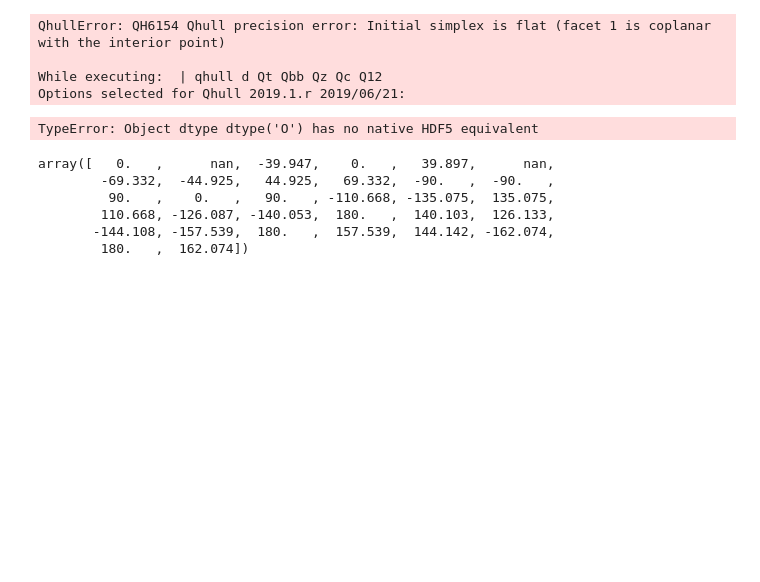
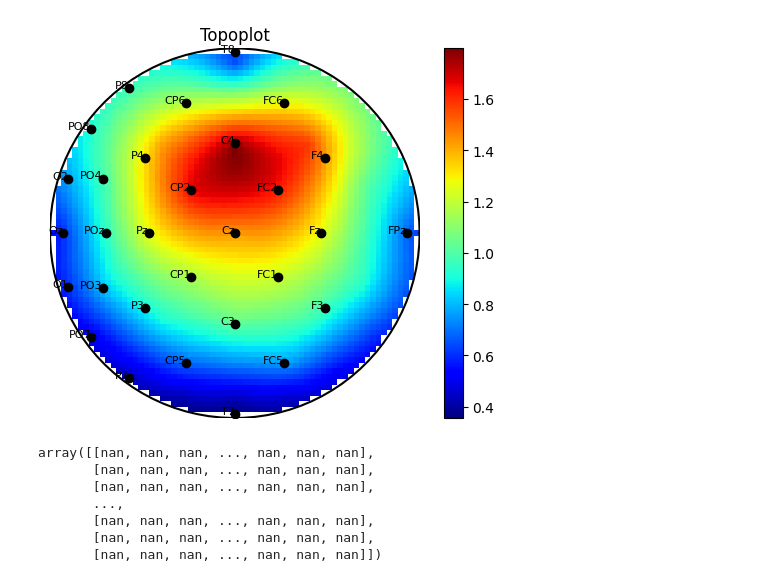
Before and after one commit to sccn/eegprep, a Jupyter notebook: topoplot.ipynb, the cells around one changed output. Drawn from its saved outputs; the diff is of its cells as text; code cells hidden in the pictures; blank space fills up the shorter version.

Commit message:
adding functional code

```diff
--- a/topoplot.ipynb
+++ b/topoplot.ipynb
@@ -2,6 +2,7 @@
 import numpy as np
 import matplotlib.pyplot as plt
 from scipy.interpolate import griddata
+from scipy.interpolate import Rbf
 
 def topoplot(datavector, chan_locs, **kwargs):
     # Set default values
@@ -22,6 +23,7 @@ def topoplot(datavector, chan_locs, **kwargs):
     headrad = kwargs.get('headrad', 0.5)
     squeezefac = 1.0
     ContourVals = datavector
+    method = kwargs.get('method', 'rbf')
 
     # Handle additional arguments
     if 'noplot' in kwargs:
@@ -38,6 +40,7 @@ def topoplot(datavector, chan_locs, **kwargs):
     cmap = plt.get_cmap('jet')
     cmaplen = cmap.N
     GRID_SCALE = 32
+    # GRID_SCALE = 67 # 67 is the default value in EEGLAB
 
     if len(datavector) > MAXDEFAULTSHOWLOCS:
         ELECTRODES = 'off'
@@ -52,7 +55,7 @@ def topoplot(datavector, chan_locs, **kwargs):
     labels = [loc['labels'] for loc in tmpeloc]
     indices = [i for i, loc in enumerate(tmpeloc) if 'theta' in loc]
     Th = np.array([tmpeloc[i]['theta'] if i in indices and not isinstance(tmpeloc[i]['theta'], np.ndarray) else np.nan for i in range(len(tmpeloc))])
-    Rd = np.array([tmpeloc[i]['theta'] if i in indices and not isinstance(tmpeloc[i]['radius'], np.ndarray) else np.nan for i in range(len(tmpeloc))])
+    Rd = np.array([tmpeloc[i]['radius'] if i in indices and not isinstance(tmpeloc[i]['radius'], np.ndarray) else np.nan for i in range(len(tmpeloc))])
     Th = np.deg2rad(Th)
     allchansind = list(range(len(Th)))
     plotchans = indices
@@ -105,9 +108,24 @@ def topoplot(datavector, chan_locs, **kwargs):
 
     xi, yi = np.linspace(xmin, xmax, GRID_SCALE), np.linspace(ymin, ymax, GRID_SCALE)
     yi, xi = np.meshgrid(yi, xi)
-    Xi, Yi, Zi = xi, yi, griddata((inty, intx), intdatavector, (yi, xi), method='cubic')
 
-    mask = (np.sqrt(Xi**2 + Yi**2) <= rmax)
+    if method == 'griddata':
+        Zi = griddata((inty, intx), intdatavector, (yi, xi), method='cubic')
+    else:
+        coords = np.array([intx.ravel(), inty.ravel()])
+        values = intdatavector.ravel()
+
+        # find nan in values and remove values
+        nanidx = np.where(np.isnan(values))[0]
+        coords = np.delete(coords, nanidx, axis=1)
+        values = np.delete(values, nanidx)
+
+        # Create the RBF interpolator
+        rbf = Rbf(coords[0], coords[1], values, function='linear')
+
+        Zi = rbf(xi, yi)
+
+    mask = (np.sqrt(xi**2 + yi**2) <= rmax)
     Zi[~mask] = np.nan
 
     if noplot == 'off':
@@ -118,9 +136,10 @@ def topoplot(datavector, chan_locs, **kwargs):
         for i, txt in enumerate(labels):
             plt.annotate(txt, (x[i], y[i]), fontsize=8, ha='right')
         plt.title('Topoplot')
+        plt.axis('off')
         plt.show()
 
-    return handle, Zi, plotrad, Xi, Yi
+    return handle, Zi, plotrad, xi, yi
 # %%
 import scipy.io
 import numpy as np
@@ -150,73 +169,40 @@ def load_matlab_file(file_path):
         """
         A recursive function which constructs from matobjects nested dictionaries.
         """
         dict_data = {}
         for strg in matobj._fieldnames:
             elem = getattr(matobj, strg)
             if isinstance(elem, scipy.io.matlab.mat_struct):
                 dict_data[strg] = to_dict(elem)
             elif isinstance(elem, np.ndarray) and elem.dtype == object:
                 dict_data[strg] = np.array([to_dict(sub_elem) if isinstance(sub_elem, scipy.io.matlab.mat_struct) else sub_elem for sub_elem in elem], dtype=object)
                 if dict_data[strg].size == 0:
                     dict_data[strg] = None
             else:
                 dict_data[strg] = elem
         # check if contains empty arrays
         for key in dict_data:
             if isinstance(dict_data[key], np.ndarray) and dict_data[key].size == 0:
                 dict_data[key] = np.array([])
 
         return dict_data
 
     return check_keys(mat_data)
 
 # Example usage:
 eeglab_file_path = '/System/Volumes/Data/data/matlab/eeglab/sample_data/eeglab_data_epochs_ica.set'
 EEG = load_matlab_file(eeglab_file_path)
 EEG = EEG['EEG']
 
 # Print the loaded data
-res1, res2 = topoplot(EEG['icawinv'].transpose()[0], EEG['chanlocs'])
-#res2
+res = topoplot(EEG['icawinv'].transpose()[0], EEG['chanlocs']) #, noplot='on')
+res[1]
 # %% [output]
+[figure, added]
-QhullError: QH6154 Qhull precision error: Initial simplex is flat (facet 1 is coplanar with the interior point)
-
-While executing:  | qhull d Qt Qbb Qz Qc Q12
-Options selected for Qhull 2019.1.r 2019/06/21:
+array([[nan, nan, nan, ..., nan, nan, nan],
+       [nan, nan, nan, ..., nan, nan, nan],
+       [nan, nan, nan, ..., nan, nan, nan],
+       ...,
+       [nan, nan, nan, ..., nan, nan, nan],
+       [nan, nan, nan, ..., nan, nan, nan],
+       [nan, nan, nan, ..., nan, nan, nan]])
-# %%
-import h5py
-import numpy as np
-
-# Create some sample data
-data = np.random.rand(100, 100)  # 100x100 array of random numbers
-
-# Create an HDF5 file
-with h5py.File('sample_data.h5', 'w') as hdf:
-    # Create a dataset in the file
-    hdf.create_dataset('dataset_name', data=EEG['chanlocs'])
-
-print("HDF5 file created successfully.")
-# %% [output]
-TypeError: Object dtype dtype('O') has no native HDF5 equivalent
-# %%
-chan_locs = EEG['chanlocs']
-
-
-# chan_locs = [{'labels': label, 'theta': theta, 'radius': radius} for label, theta, radius in zip(labels, Th, Rd)]
-
-
-tmpeloc = chan_locs
-labels = [loc['labels'] for loc in tmpeloc]
-indices = [i for i, loc in enumerate(tmpeloc) if 'theta' in loc]
-indices
-Th
-# Th = np.array([float(tmpeloc[i]['theta']) if i in indices else np.nan for i in range(len(tmpeloc))])
-# Rd = np.array([float(tmpeloc[i]['radius']) if i in indices else np.nan for i in range(len(tmpeloc))])
-# Th = np.deg2rad(Th)
-# %% [output]
-array([   0.   ,      nan,  -39.947,    0.   ,   39.897,      nan,
-        -69.332,  -44.925,   44.925,   69.332,  -90.   ,  -90.   ,
-         90.   ,    0.   ,   90.   , -110.668, -135.075,  135.075,
-        110.668, -126.087, -140.053,  180.   ,  140.103,  126.133,
-       -144.108, -157.539,  180.   ,  157.539,  144.142, -162.074,
-        180.   ,  162.074])
```
Also changed, not shown: parts of 3 cells of this notebook, 7 other files.
